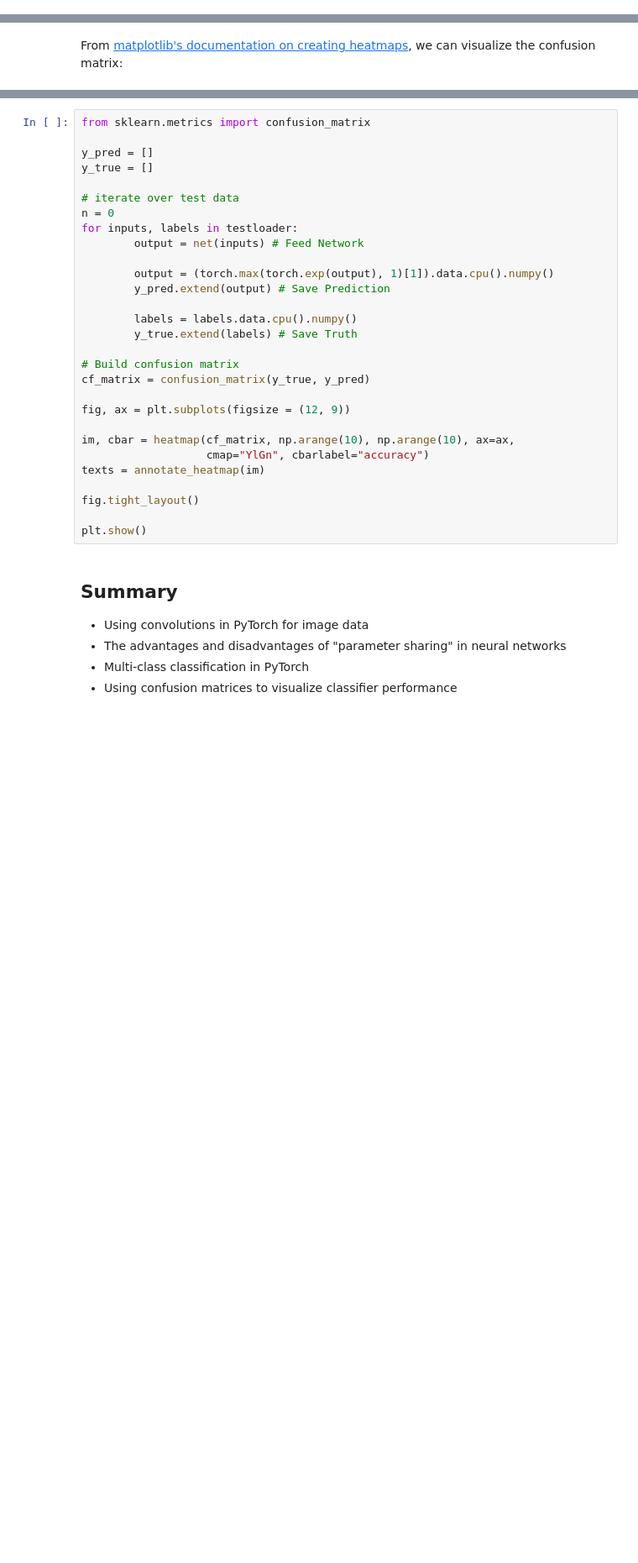
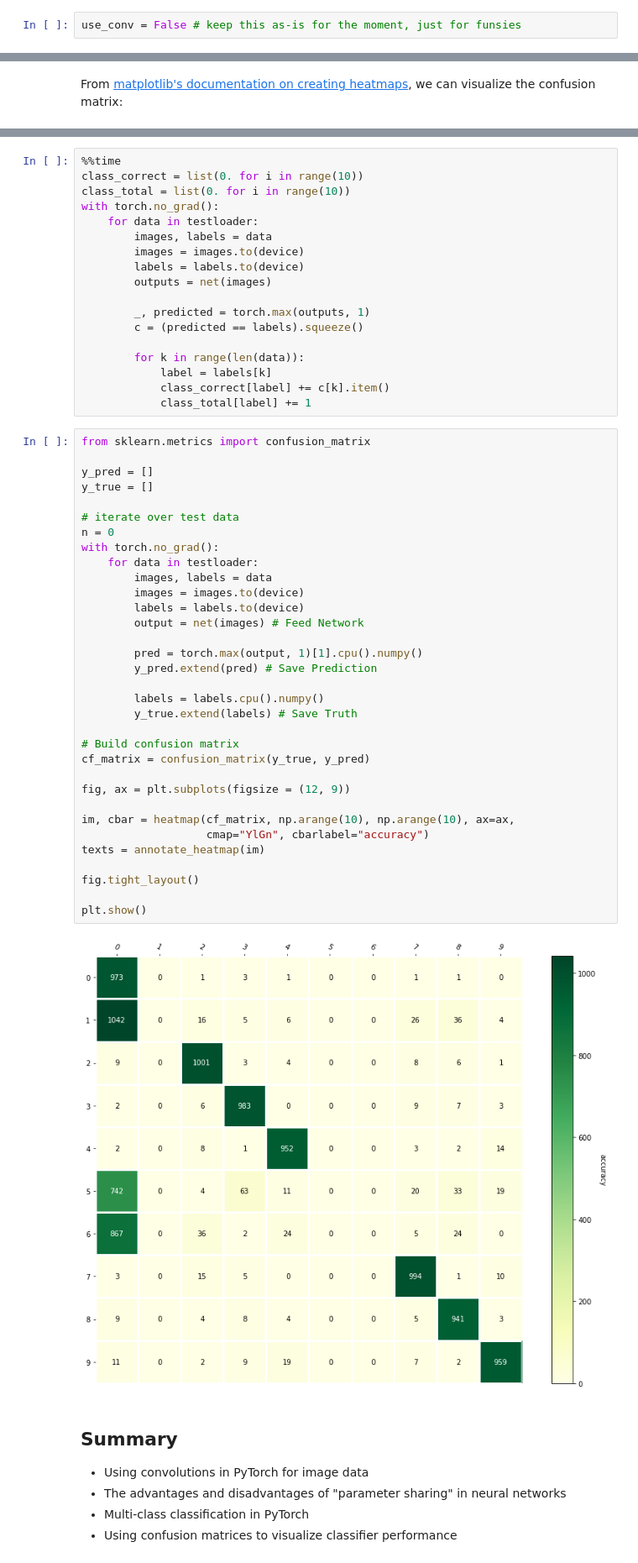
Before and after one commit to Quansight/cybera-training-2022, a Jupyter notebook: 20-PyTorch-Convolution-MNIST.ipynb, the cells around one changed output, grey strips where cells are left out. Shown: that part at 84% size. Cells and saved outputs as stored; diff of their text form; blank space fills up the shorter version.

```diff
--- a/20-PyTorch-Convolution-MNIST.ipynb
+++ b/20-PyTorch-Convolution-MNIST.ipynb
@@ -93,3 +109,5 @@ use_conv = True
+# %%
+use_conv = False # keep this as-is for the moment, just for funsies
 # %%
 net = Net(use_conv=use_conv)
 im, l = trainset[0]
@@ -339,35 +381,59 @@ def annotate_heatmap(im, data=None, valfmt="{x:2d}",
             texts.append(text)
 
     return texts
+# %%
+%%time
+class_correct = list(0. for i in range(10))
+class_total = list(0. for i in range(10))
+with torch.no_grad():
+    for data in testloader:
+        images, labels = data
+        images = images.to(device)
+        labels = labels.to(device)
+        outputs = net(images)
+
+        _, predicted = torch.max(outputs, 1)
+        c = (predicted == labels).squeeze()
+
+        for k in range(len(data)):
+            label = labels[k]
+            class_correct[label] += c[k].item()
+            class_total[label] += 1
 # %%
 from sklearn.metrics import confusion_matrix
 
 y_pred = []
 y_true = []
 
 # iterate over test data
 n = 0
-for inputs, labels in testloader:
-        output = net(inputs) # Feed Network
+with torch.no_grad():
+    for data in testloader:
+        images, labels = data
+        images = images.to(device)
+        labels = labels.to(device)
+        output = net(images) # Feed Network
 
-        output = (torch.max(torch.exp(output), 1)[1]).data.cpu().numpy()
-        y_pred.extend(output) # Save Prediction
+        pred = torch.max(output, 1)[1].cpu().numpy()
+        y_pred.extend(pred) # Save Prediction
 
-        labels = labels.data.cpu().numpy()
+        labels = labels.cpu().numpy()
         y_true.extend(labels) # Save Truth
 
 # Build confusion matrix
 cf_matrix = confusion_matrix(y_true, y_pred)
 
 fig, ax = plt.subplots(figsize = (12, 9))
 
 im, cbar = heatmap(cf_matrix, np.arange(10), np.arange(10), ax=ax,
                    cmap="YlGn", cbarlabel="accuracy")
 texts = annotate_heatmap(im)
 
 fig.tight_layout()
 
 plt.show()
+# %% [output]
+[figure, added]
 # %% [markdown]
 ## Summary
 
```
Also changed, not shown: parts of 7 cells of this notebook, 2 other files.
